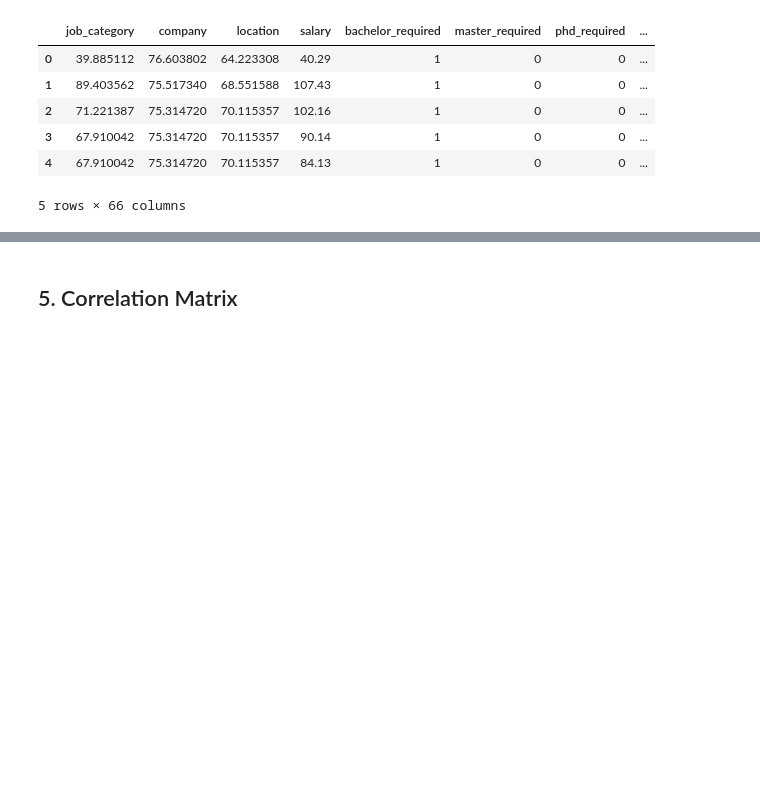
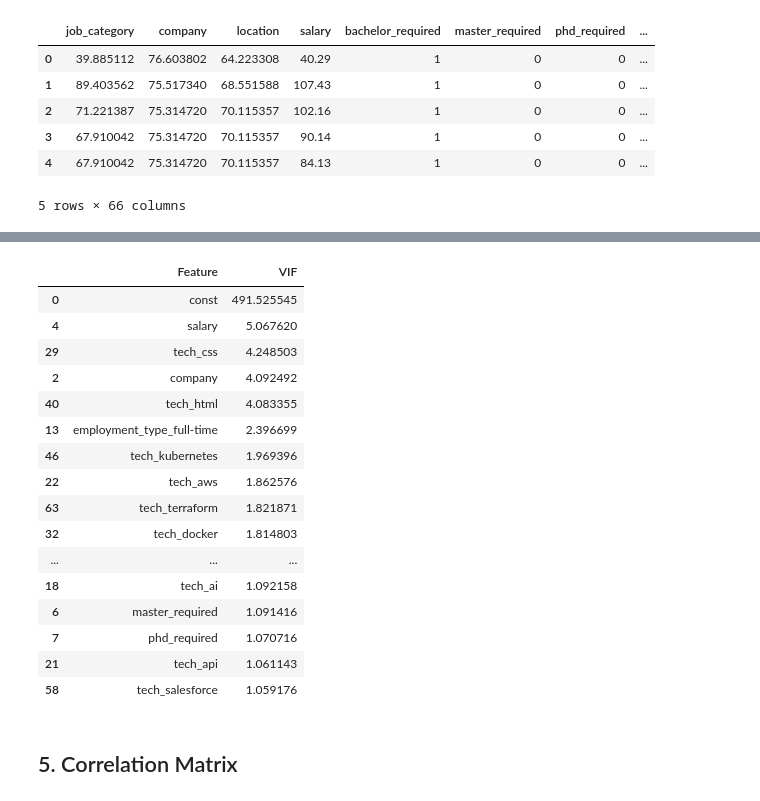
Before and after one commit to nahuel-nicolas/tech-jobs-analysis, a Jupyter notebook: predictions/main.ipynb, the cells around one changed output, grey strips where cells are left out. Drawn from its saved outputs; the diff is of its cells as text; code cells hidden in the pictures; blank space fills up the shorter version.

```diff
--- a/predictions/main.ipynb
+++ b/predictions/main.ipynb
@@ -534,3 +581,26 @@ df_encoded.head()
+# %%
+vif_df = calculate_vif(df_encoded)
+
+with pd.option_context('display.max_rows', None):
+    display(vif_df.sort_values('VIF', ascending=False))
+# %% [output]
+|  | Feature | VIF |
+| 0 | const | 491.525545 |
+| 4 | salary | 5.067620 |
+| 29 | tech_css | 4.248503 |
+| 2 | company | 4.092492 |
+| 40 | tech_html | 4.083355 |
+| 13 | employment_type_full-time | 2.396699 |
+| 46 | tech_kubernetes | 1.969396 |
+| 22 | tech_aws | 1.862576 |
+| 63 | tech_terraform | 1.821871 |
+| 32 | tech_docker | 1.814803 |
+| ... | ... | ... |
+| 18 | tech_ai | 1.092158 |
+| 6 | master_required | 1.091416 |
+| 7 | phd_required | 1.070716 |
+| 21 | tech_api | 1.061143 |
+| 58 | tech_salesforce | 1.059176 |
 # %% [markdown]
 ## 5. Correlation Matrix
 # %%
```
Also changed, not shown: parts of 6 cells of this notebook.
